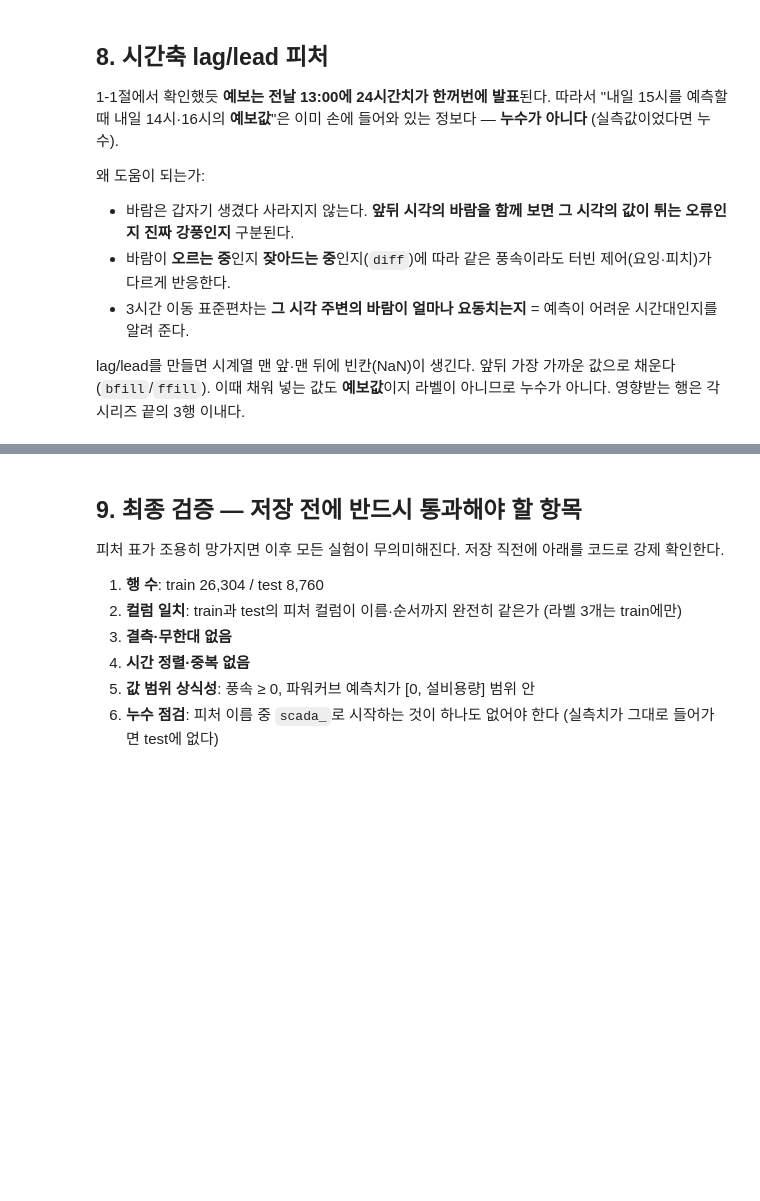
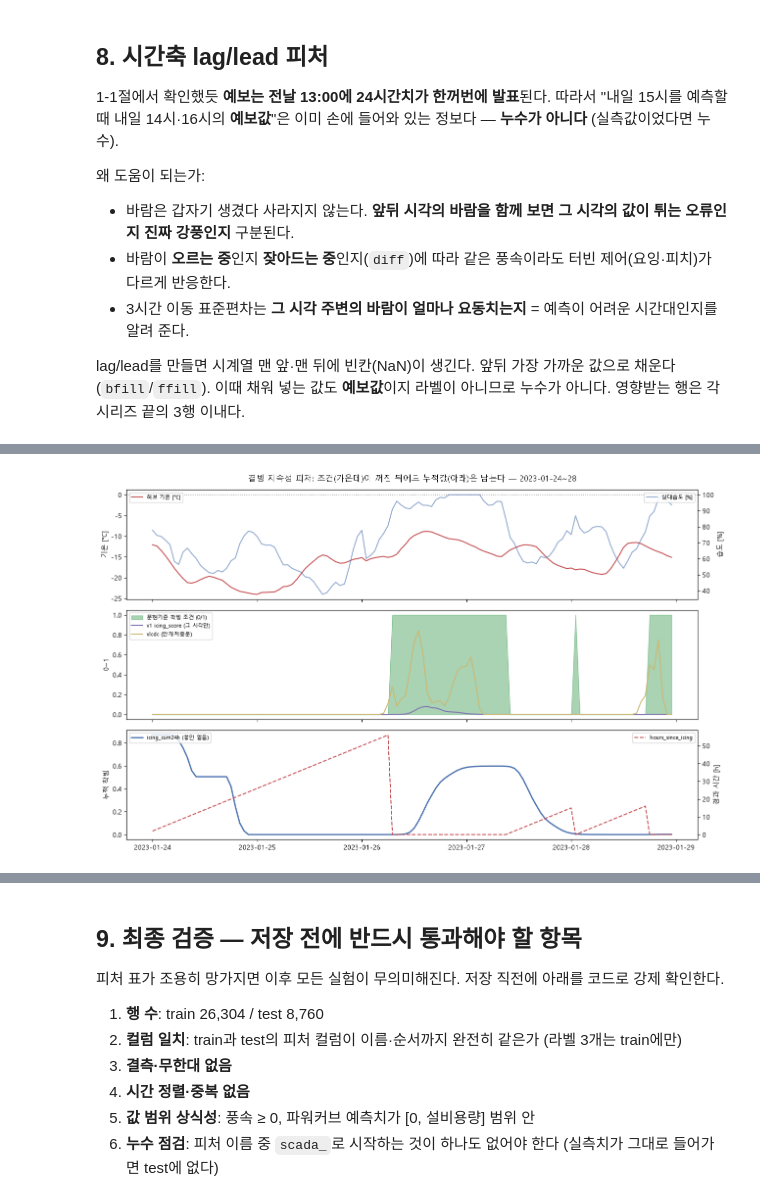
Before and after one commit to cms6090/wind-forecast_Competition, a Jupyter notebook: 03_features.ipynb, the cells around one changed output, grey strips where cells are left out. Drawn from its saved outputs; the diff is of its cells as text; code cells hidden in the pictures; blank space fills up the shorter version.

```diff
--- a/03_features.ipynb
+++ b/03_features.ipynb
@@ -427,8 +427,10 @@ def ldaps_grid_wind(df: pd.DataFrame, g: int) -> dict:
     ws117 = extrapolate_to_hub(ws50, LDAPS_H_HIGH, alpha)
     wd50 = wind_dir_deg(u50, v50)
 
+    wd10 = wind_dir_deg(u10, v10)   # 풍향 시어(veer) 계산용 -- 아래 v2 피처에서 사용
+
     return {"ws10": ws10, "ws50": ws50, "ws50_range": ws50_range,
-            "alpha": alpha, "ws117": ws117, "wd50": wd50}
+            "alpha": alpha, "ws117": ws117, "wd50": wd50, "wd10": wd10}
 
 
 def gfs_grid_wind(df: pd.DataFrame, g: int) -> dict:
@@ -451,12 +453,17 @@ def gfs_grid_wind(df: pd.DataFrame, g: int) -> dict:
     ws117 = extrapolate_to_hub(ws100, GFS_H_HIGH, alpha)
     wd100 = wind_dir_deg(u100, v100)
 
+    u850, v850 = df[p + "isobaricInhPa_850_u"].to_numpy(), df[p + "isobaricInhPa_850_v"].to_numpy()
+
     return {
         "ws10": ws10, "ws80": ws80, "ws100": ws100, "alpha": alpha, "ws117": ws117, "wd100": wd100,
+        "wd10": wind_dir_deg(df[p + "heightAboveGround_10_10u"].to_numpy(),
+                             df[p + "heightAboveGround_10_10v"].to_numpy()),   # veer 계산용
+        "wd850": wind_dir_deg(u850, v850),                                     # veer 계산용
         "gust": df[p + "surface_0_gust"].to_numpy(),                       # 순간최대풍속 [m/s]
         "ws_pbl": wind_speed(df[p + "planetaryBoundaryLayer_0_u"].to_numpy(),
                              df[p + "planetaryBoundaryLayer_0_v"].to_numpy()),
-        "ws850": wind_speed(df[p + "isobaricInhPa_850_u"].to_numpy(), df[p + "isobaricInhPa_850_v"].to_numpy()),
+        "ws850": wind_speed(u850, v850),
         "ws700": wind_speed(df[p + "isobaricInhPa_700_u"].to_numpy(), df[p + "isobaricInhPa_700_v"].to_numpy()),
         "ws500": wind_speed(df[p + "isobaricInhPa_500_u"].to_numpy(), df[p + "isobaricInhPa_500_v"].to_numpy()),
     }
@@ -1423,0 +1683,28 @@ feat_train: (26304, 180) | feat_test: (8760, 180)
+# %%
+# 결빙 지속성이 실제로 '조건이 끝난 뒤에도 남는' 신호를 만드는지 눈으로 확인한다.
+# 착빙 조건이 강했던 겨울 사례 하나를 골라 시계열로 그린다.
+_win = v2_train[(v2_train["forecast_kst_dtm"] >= "2023-01-24") &
+                (v2_train["forecast_kst_dtm"] < "2023-01-29")].set_index("forecast_kst_dtm")
+
+fig, axes = plt.subplots(3, 1, figsize=(13, 8), sharex=True)
+axes[0].plot(_win.index, _win["t_hub_c"], color="#C44E52", label="허브 기온 [°C]")
+axes[0].axhline(0, color="gray", ls=":", lw=1)
+ax0b = axes[0].twinx(); ax0b.plot(_win.index, _win["rh"], color="#4C72B0", alpha=0.6, label="상대습도 [%]")
+axes[0].set_ylabel("기온 [°C]"); ax0b.set_ylabel("습도 [%]")
+axes[0].legend(loc="upper left", fontsize=8); ax0b.legend(loc="upper right", fontsize=8)
+
+axes[1].fill_between(_win.index, _win["icing_flag_lit"], color="#55A868", alpha=0.5, label="문헌기준 착빙 조건 (0/1)")
+axes[1].plot(_win.index, _win["icing_score"], color="#8172B2", label="v1 icing_score (그 시각만)")
+axes[1].plot(_win.index, _win["vlcdc"], color="#CCB974", label="vlcdc (안개·저층운)")
+axes[1].legend(fontsize=8); axes[1].set_ylabel("0~1")
+
+axes[2].plot(_win.index, _win["icing_cum24h"], color="#4C72B0", lw=2, label="icing_cum24h (쌓인 얼음)")
+ax2b = axes[2].twinx()
+ax2b.plot(_win.index, _win["hours_since_icing"], color="#C44E52", ls="--", label="hours_since_icing")
+axes[2].set_ylabel("누적 착빙"); ax2b.set_ylabel("경과 시간 [h]")
+axes[2].legend(loc="upper left", fontsize=8); ax2b.legend(loc="upper right", fontsize=8)
+
+fig.suptitle("결빙 지속성 피처: 조건(가운데)이 꺼진 뒤에도 누적값(아래)은 남는다 — 2023-01-24~28")
+fig.tight_layout(); fig.savefig(FIG_DIR / "phase2b_icing_persistence.png", dpi=120); plt.show()
+# %% [output]
+[figure, added]
```
Also changed, not shown: parts of 14 cells of this notebook, 8 other files.
